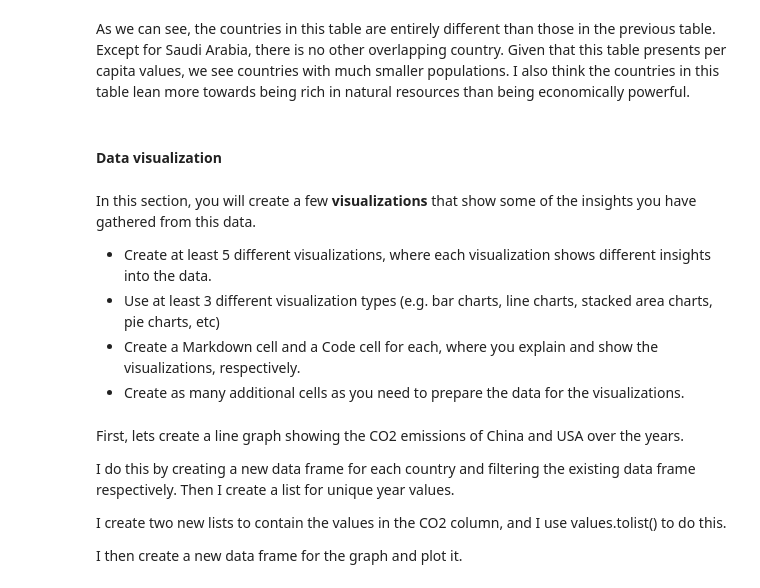
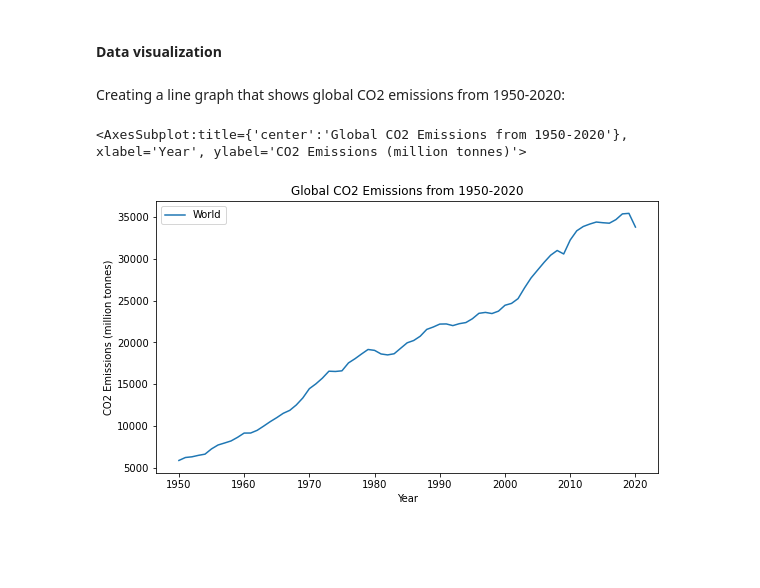
Before and after one commit to seanjkk/co2-emissions-project, a Jupyter notebook: analysis.ipynb, the cells around one changed output. Cells and saved outputs as stored; diff of their text form; code cells hidden in the pictures; blank space fills up the shorter version.

```diff
--- a/analysis.ipynb
+++ b/analysis.ipynb
@@ -209,21 +214,32 @@ df[df.year == 2020].sort_values(by='co2_per_capita', ascending = False).head(10)
 | 5495 | CUW | Curacao | 2020 | 3.335 | NaN | NaN | NaN | 0.116 | 3.219 | ... |
 | 19687 | SAU | Saudi Arabia | 2020 | 625.508 | NaN | 25.593 | 0.095 | 257.220 | 342.599 | ... |
 | 12298 | KAZ | Kazakhstan | 2020 | 291.336 | 171.63 | 3.800 | 14.622 | 48.146 | 50.159 | ... |
-# %% [markdown]
-As we can see, the countries in this table are entirely different than those in the previous table. Except for Saudi Arabia, there is no other overlapping country. Given that this table presents per capita values, we see countries with much smaller populations. I also think the countries in this table lean more towards being rich in natural resources than being economically powerful.
 # %% [markdown]
 #### Data visualization
-# %% [markdown]
-In this section, you will create a few **visualizations** that show some of the insights you have gathered from this data.
-- Create at least 5 different visualizations, where each visualization shows different insights into the data.
-- Use at least 3 different visualization types (e.g. bar charts, line charts, stacked area charts, pie charts, etc)
-- Create a Markdown cell and a Code cell for each, where you explain and show the visualizations, respectively.
-- Create as many additional cells as you need to prepare the data for the visualizations.
-# %% [markdown]
-First, lets create a line graph showing the CO2 emissions of China and USA over the years.
-
-I do this by creating a new data frame for each country and filtering the existing data frame respectively. Then I create a list for unique year values.
-
-I create two new lists to contain the values in the CO2 column, and I use values.tolist() to do this.
-
-I then create a new data frame for the graph and plot it.
+# %% [markdown]
+Creating a line graph that shows global CO2 emissions from 1950-2020:
+# %%
+# Creating new data frame containing years and CO2 values
+df_year_co2 = df[['year', 'co2']]
+
+# Creating new data frame then summing CO2 emissions for each year to get global emissions
+df_world_co2 = df_year_co2.groupby('year').sum()
+
+# Creating new list for the CO2 data
+world_co2 = df_world_co2['co2'].values.tolist()
+
+# Creating list containing unique year values from the data frame
+year = df.year.unique()
+
+# Creating new data frame with world CO2 and year values
+df_world_line = pd.DataFrame(
+    {'World': world_co2,
+    'Year': year
+    }
+)
+
+# Plotting graph
+df_world_line.plot.line(x='Year', y='World', ylabel='CO2 Emissions (million tonnes)', figsize = (9, 5), title = 'Global CO2 Emissions from 1950-2020')
+# %% [output]
+<AxesSubplot:title={'center':'Global CO2 Emissions from 1950-2020'}, xlabel='Year', ylabel='CO2 Emissions (million tonnes)'>
+[figure, added]
```
Also changed, not shown: parts of 45 cells of this notebook, 1 other file.
